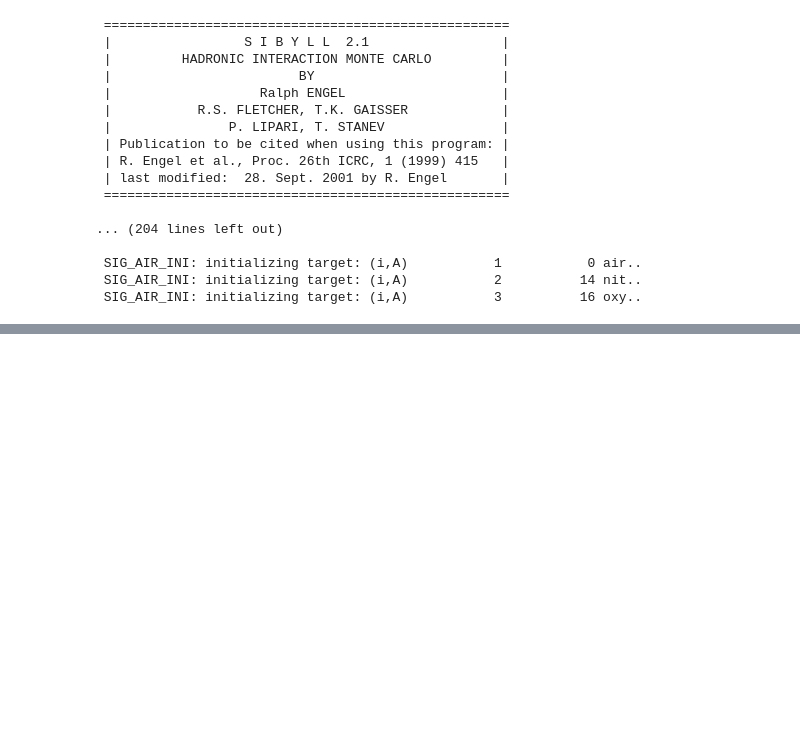
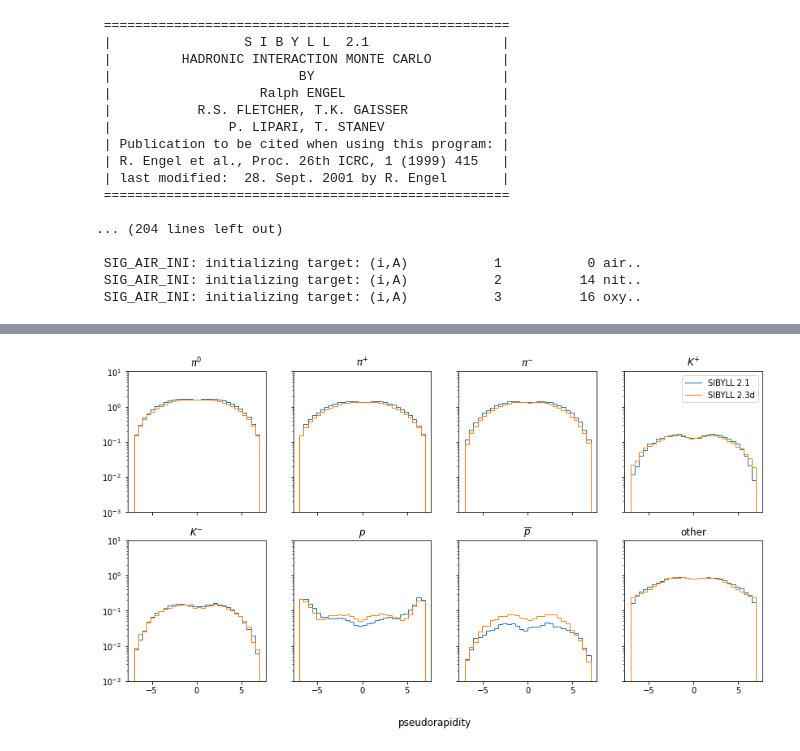
Before and after one commit to impy-project/chromo, a Jupyter notebook: examples/compare_two_models.ipynb, the cells around one changed output, grey strips where cells are left out. Saved outputs shown, nothing was run; the diff lists cells and outputs as text; code cells hidden in the pictures; blank space fills up the shorter version.

```diff
--- a/examples/compare_two_models.ipynb
+++ b/examples/compare_two_models.ipynb
@@ -130,3 +104,19 @@ plt.legend();
+# %%
+fig, ax = plt.subplots(2, 4, figsize=(14, 7), sharex=True, sharey=True)
+
+for model, (hx, heta) in results.items():
+    a = heta.axes[1]
+    values = heta.values(True)
+    values = values[:, 1:-1]
+    for i, (label, axi) in enumerate(zip(labels, ax.flat)):
+        axi.stairs(values[i] / n_events / a.widths, a.edges, label=model)
+        axi.set_title(label)
+plt.semilogy()
+plt.ylim(1e-3, 1e1)
+fig.supxlabel("pseudorapidity")
+ax[0, -1].legend();
+# %% [output]
+[figure, added]
 # %%
 # Looking at event lists for model 1
 
```
Also changed, not shown: parts of 16 cells of this notebook, 1 other file.
